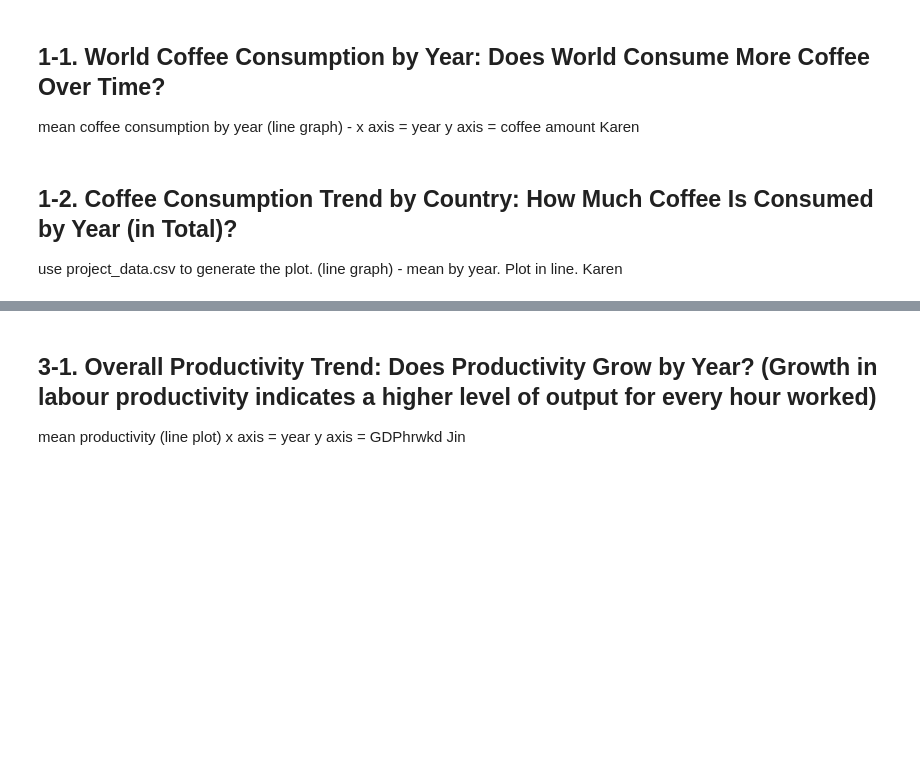
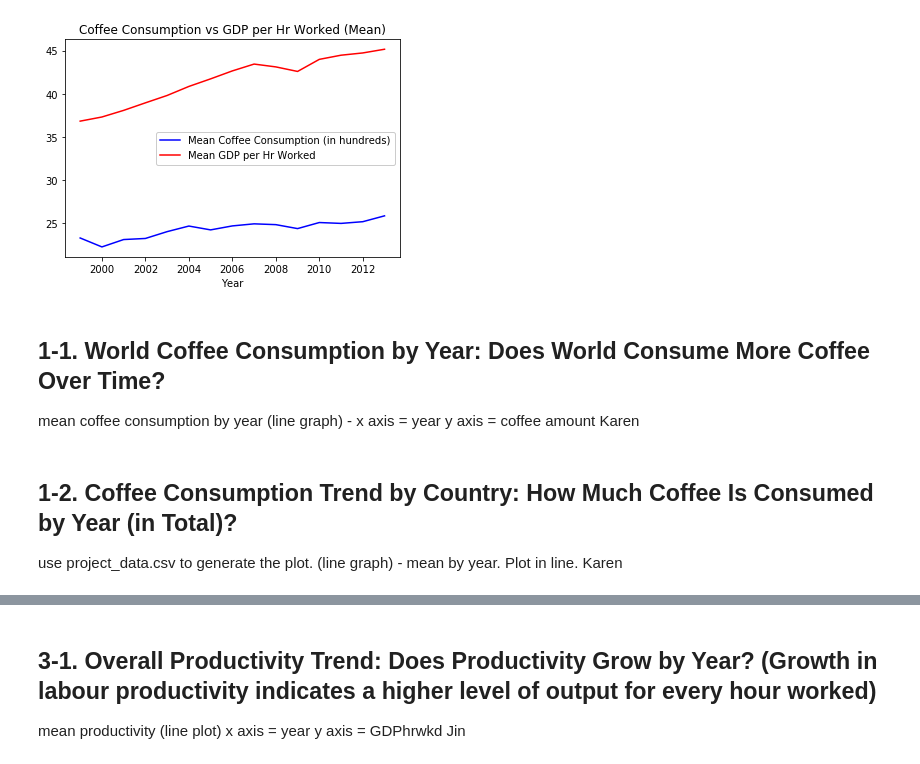
Before and after one commit to andrewboring/Confabulators_Project_1, a Jupyter notebook: project1_the-confabulators_starter.ipynb, the cells around one changed output, grey strips where cells are left out. Drawn from its saved outputs; the diff is of its cells as text; code cells hidden in the pictures; blank space fills up the shorter version.

Commit message:
That's some mean work there, Mortimer. Heh heh.

```diff
--- a/project1_the-confabulators_starter.ipynb
+++ b/project1_the-confabulators_starter.ipynb
@@ -26,0 +32,8 @@ coffee_data = pd.read_csv(coffee_data_to_load)
+# %%
+# Trend: Mean coffee and mean gdphrwkd globally
+agg_mean_coffee = coffee_data.groupby(["Year"]).aggregate({'Coffee Consumed':'mean',
+                                                                          'gdp_per_hour_worked':'mean',
+                                                                          })
+
+coffee_df = agg_mean_coffee.reset_index()
+coffee_df.head()
@@ -27,3 +47,20 @@ coffee_data = pd.read_csv(coffee_data_to_load)
+# %%
+# plotting the lines
+# We show consumption in hundreds, in order to scale with the
+
+x_axis = coffee_df["Year"]
+coffee_y = coffee_df["Coffee Consumed"]/100
+gdp_y = coffee_df["gdp_per_hour_worked"]
+
+coffee_plt, = plt.plot(x_axis, coffee_y, color='blue', label="Mean Coffee Consumption (in hundreds)")
+gdp_plt, = plt.plot(x_axis, gdp_y, color='red', label="Mean GDP per Hr Worked")
+plt.title("Coffee Consumption vs GDP per Hr Worked (Mean)")
+plt.xlabel("Year")
+
+plt.legend(loc="right", framealpha=1)
+plt.show()
+# %% [output]
+[figure, added]
 # %% [markdown]
 ## 1-1. World Coffee Consumption by Year: Does World Consume More Coffee Over Time?
 mean coffee consumption by year (line graph) -
@@ -33,4 +72,5 @@ Karen
 # %% [markdown]
 ## 1-2. Coffee Consumption Trend by Country: How Much Coffee Is Consumed by Year (in Total)?
-use project_data.csv to generate the plot. (line graph) - mean by year. Plot in line.
+use project_data.csv to generate the plot. (line graph) - mean by year.
+Plot in line.
 Karen
```
Also changed, not shown: parts of 14 cells of this notebook, 1 other file.
